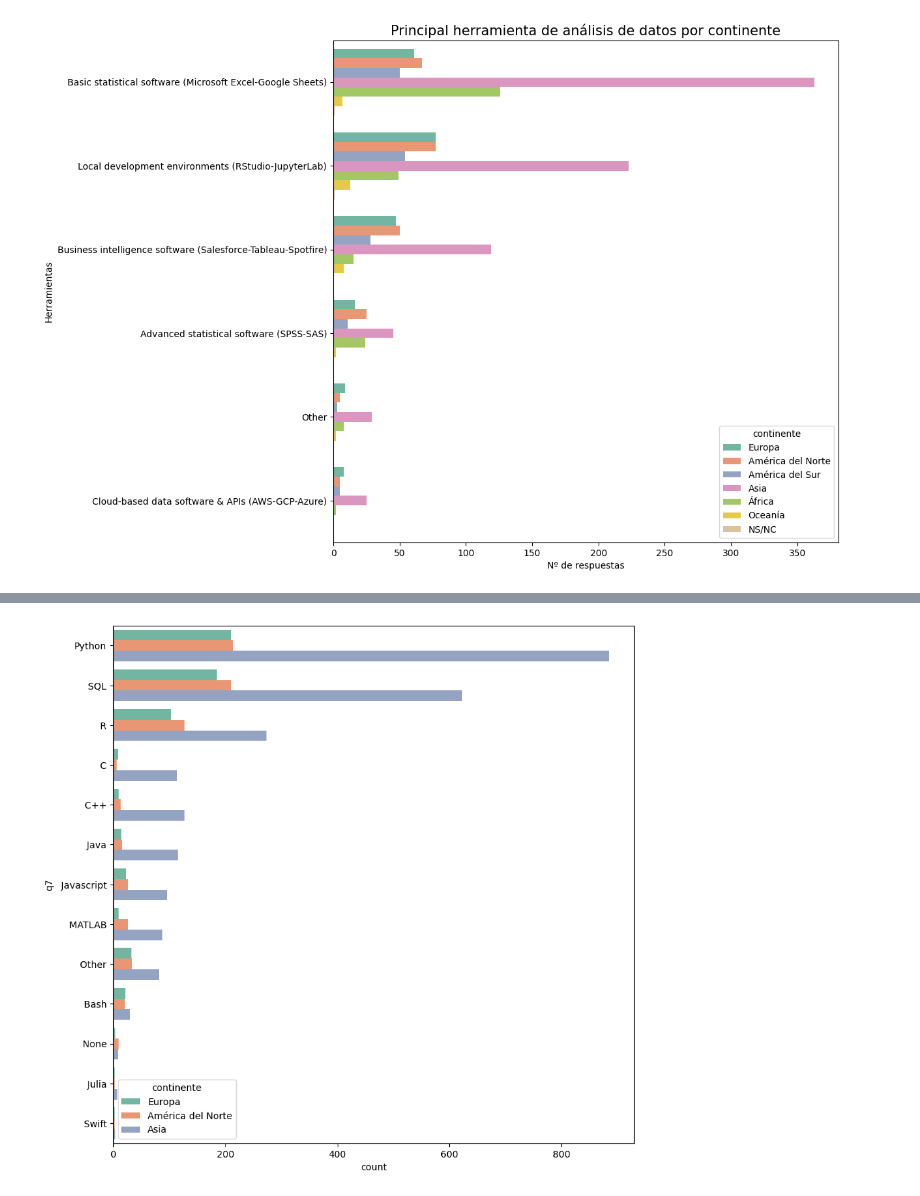
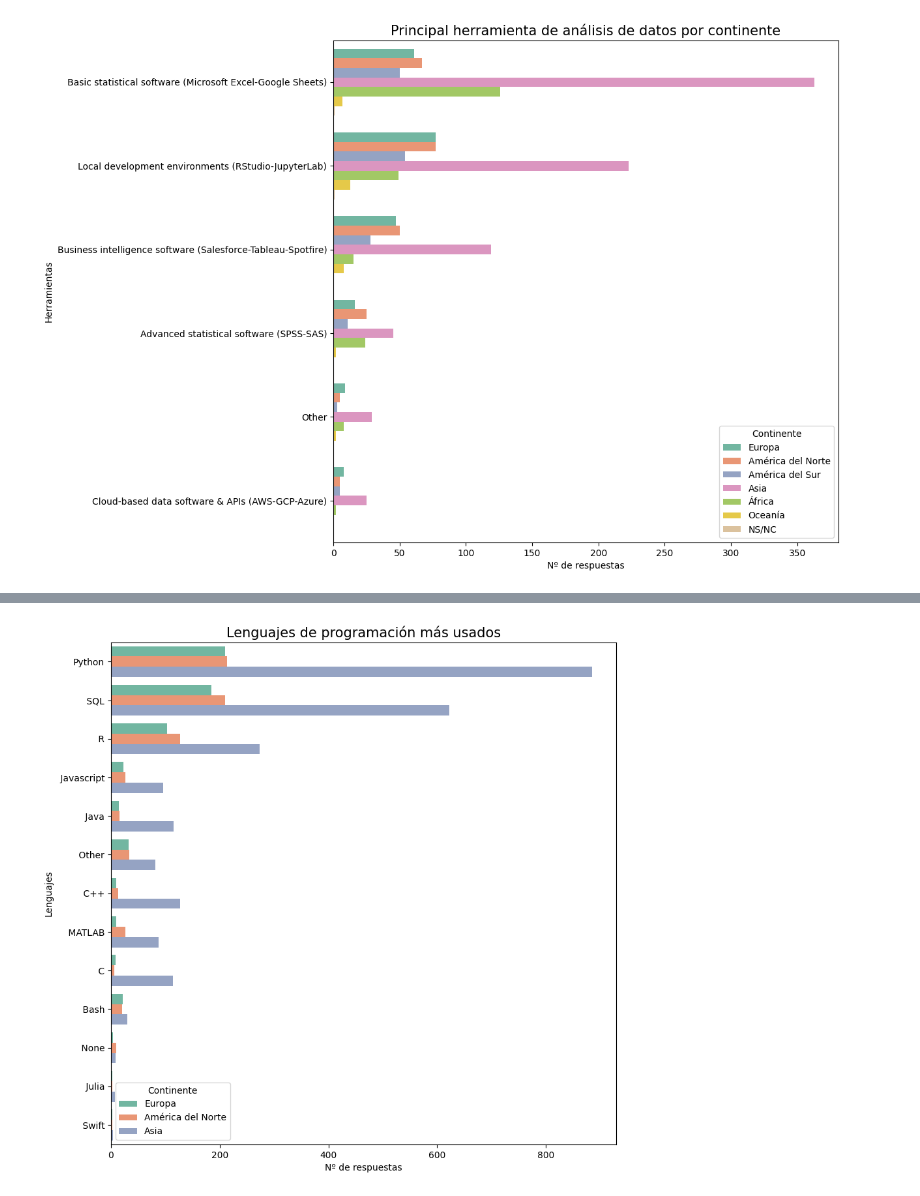
Before and after one commit to MaitaneP/adalab-da-modulo2-proyecto-equipo3, a Jupyter notebook: notebooks/4_visualizacion_datos.ipynb, the cells around one changed output, grey strips where cells are left out. Drawn from its saved outputs; the diff is of its cells as text; code cells hidden in the pictures.

```diff
--- a/notebooks/4_visualizacion_datos.ipynb
+++ b/notebooks/4_visualizacion_datos.ipynb
@@ -30,14 +30,15 @@ df.head()
 | 3 | 22-24 | Man | China | Some college/university study wit... | < 1 years | [Python, SQL, C, C++, Java, Javas... | Python | [Jupyter-JupyterLab-JupyterNotebo... | [Kaggle Notebooks, Azure Notebooks] | [ Matplotlib , Plotly / Plotly Ex... | [Computers/Technology] | ... |
 | 4 | 40-44 | Man | South Africa | Master’s degree | 1-3 years | [ R, SQL] | R | [RStudio , Jupyter Notebook] | [IBM Watson Studio] | [Plotly / Plotly Express , Ggplot... | [Manufacturing/Fabrication] | ... |
 # %%
-df_q7 = df[['age', 'gender', 'q3', 'continente', 'q4', 'q6', 'q7', 'q8', 'q21', 'q22', 'q34', 'q35']]
-df_q9 = df[['age', 'gender', 'q3', 'continente', 'q4', 'q6', 'q8', 'q9', 'q21', 'q22', 'q34', 'q35']]
-df_q10 = df[['age', 'gender', 'q3', 'continente', 'q4', 'q6', 'q8', 'q10', 'q21', 'q22', 'q34', 'q35']]
-df_q14 = df[['age', 'gender', 'q3', 'continente', 'q4', 'q6', 'q8', 'q14', 'q21', 'q22', 'q34', 'q35']]
-df_q20 = df[['age', 'gender', 'q3', 'continente', 'q4', 'q6', 'q8', 'q20', 'q21', 'q22', 'q34', 'q35']]
-df_q24 = df[['age', 'gender', 'q3', 'continente', 'q4', 'q6', 'q8', 'q21', 'q22', 'q24', 'q34', 'q35']]
-df_q39 = df[['age', 'gender', 'q3', 'continente', 'q4', 'q6', 'q8', 'q21', 'q22', 'q34', 'q35', 'q39']]
-df_q41 = df[['age', 'gender', 'q3', 'continente', 'q4', 'q6', 'q8', 'q21', 'q22', 'q34', 'q35', 'q41']]
+df_q7 = df[['age', 'gender', 'q3', 'continente', 'q4', 'q6', 'q7', 'q8', 'q21', 'q22', 'q35']]
+df_q9 = df[['age', 'gender', 'q3', 'continente', 'q4', 'q6', 'q8', 'q9', 'q21', 'q22', 'q35']]
+df_q10 = df[['age', 'gender', 'q3', 'continente', 'q4', 'q6', 'q8', 'q10', 'q21', 'q22', 'q35']]
+df_q14 = df[['age', 'gender', 'q3', 'continente', 'q4', 'q6', 'q8', 'q14', 'q21', 'q22', 'q35']]
+df_q20 = df[['age', 'gender', 'q3', 'continente', 'q4', 'q6', 'q8', 'q20', 'q21', 'q22', 'q35']]
+df_q24 = df[['age', 'gender', 'q3', 'continente', 'q4', 'q6', 'q8', 'q21', 'q22', 'q24', 'q35']]
+df_q34 = df[['age', 'gender', 'q3', 'continente', 'q4', 'q6', 'q8', 'q21', 'q22', 'q34', 'q35']]
+df_q39 = df[['age', 'gender', 'q3', 'continente', 'q4', 'q6', 'q8', 'q21', 'q22', 'q35', 'q39']]
+df_q41 = df[['age', 'gender', 'q3', 'continente', 'q4', 'q6', 'q8', 'q21', 'q22', 'q35', 'q41']]
 # %%
 df_q7 = df_q7.explode('q7')
 df_q9 = df_q9.explode('q9')
@@ -306,5 +502,14 @@ df_eaa = df_q7[df_q7['continente'].isin(['Europa', 'América del Norte', 'Asia']
 # %%
 plt.figure(figsize = (10,10))
-sns.countplot(y='q7', hue = 'continente', data = df_eaa, palette = 'Set2');
+
+fig = sns.countplot(y='q7', hue = 'continente', data = df_eaa, palette = 'Set2', order=df_q7['q7'].value_counts().reset_index()['index'])
+
+fig.set_title('Lenguajes de programación más usados', fontsize = 15)
+
+fig.set(xlabel='Nº de respuestas', ylabel='Lenguajes')
+
+plt.legend(title='Continente')
+
+plt.show();
 # %% [output]
-[figure, old version]
+[figure, new version]
```
Also changed, not shown: parts of 37 cells of this notebook, 4 other files.
